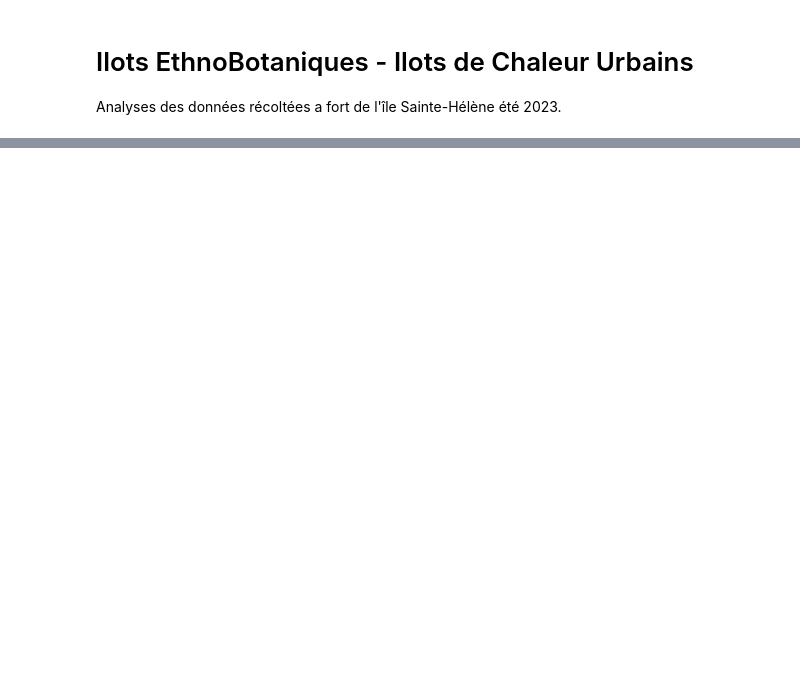
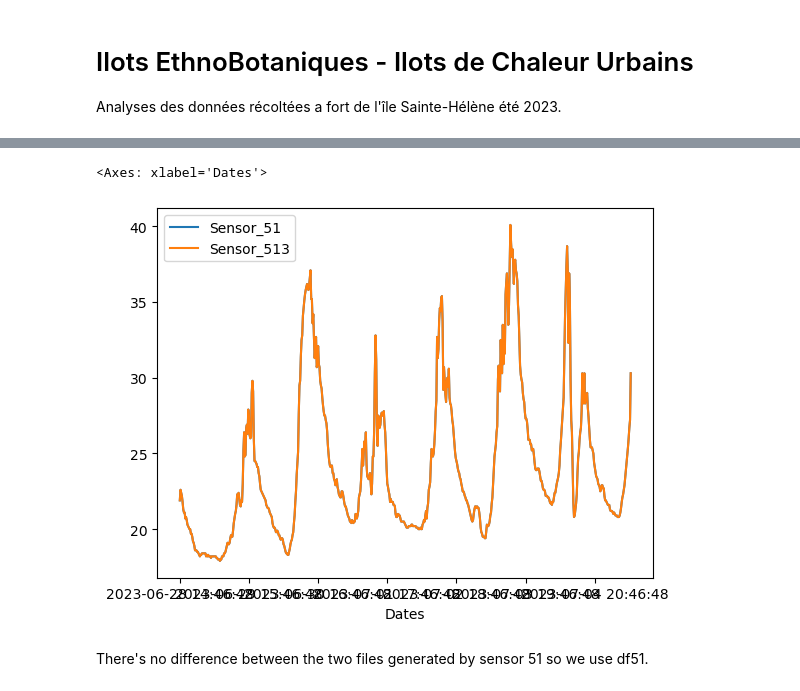
Before and after one commit to qhienle/ieb_icu, a Jupyter notebook: ieb_icu-analyses.ipynb, the cells around one changed output, grey strips where cells are left out. Saved outputs shown, nothing was run; the diff lists cells and outputs as text; code cells hidden in the pictures; blank space fills up the shorter version.

```diff
--- a/ieb_icu-analyses.ipynb
+++ b/ieb_icu-analyses.ipynb
@@ -36,0 +61,4 @@ df78.plot()
+# %%
+df51 = pd.read_excel('data/EFE231100351_0000001.xlsx', skiprows=28, usecols=[1, 2])
+df51.columns = ['Dates', 'Sensor_51']
+df51.head()
@@ -36,0 +72,4 @@ df78.plot()
+# %%
+df513 = pd.read_excel('data/EFE231100351_0000003.xlsx', skiprows=28, usecols=[1, 2])
+df513.columns = ['Dates', 'Sensor_513']
+df513.head()
@@ -36,0 +83,3 @@ df78.plot()
+# %%
+df51_check = pd.merge(df51, df513, on='Dates')
+df51_check
@@ -36,0 +100,7 @@ df78.plot()
+# %%
+df51_check.plot(x="Dates", y=['Sensor_51', 'Sensor_513'])
+# %% [output]
+<Axes: xlabel='Dates'>
+[figure, added]
+# %% [markdown]
+There's no difference between the two files generated by sensor 51 so we use df51.
```
Also changed, not shown: parts of 14 cells of this notebook, 1 other file.
